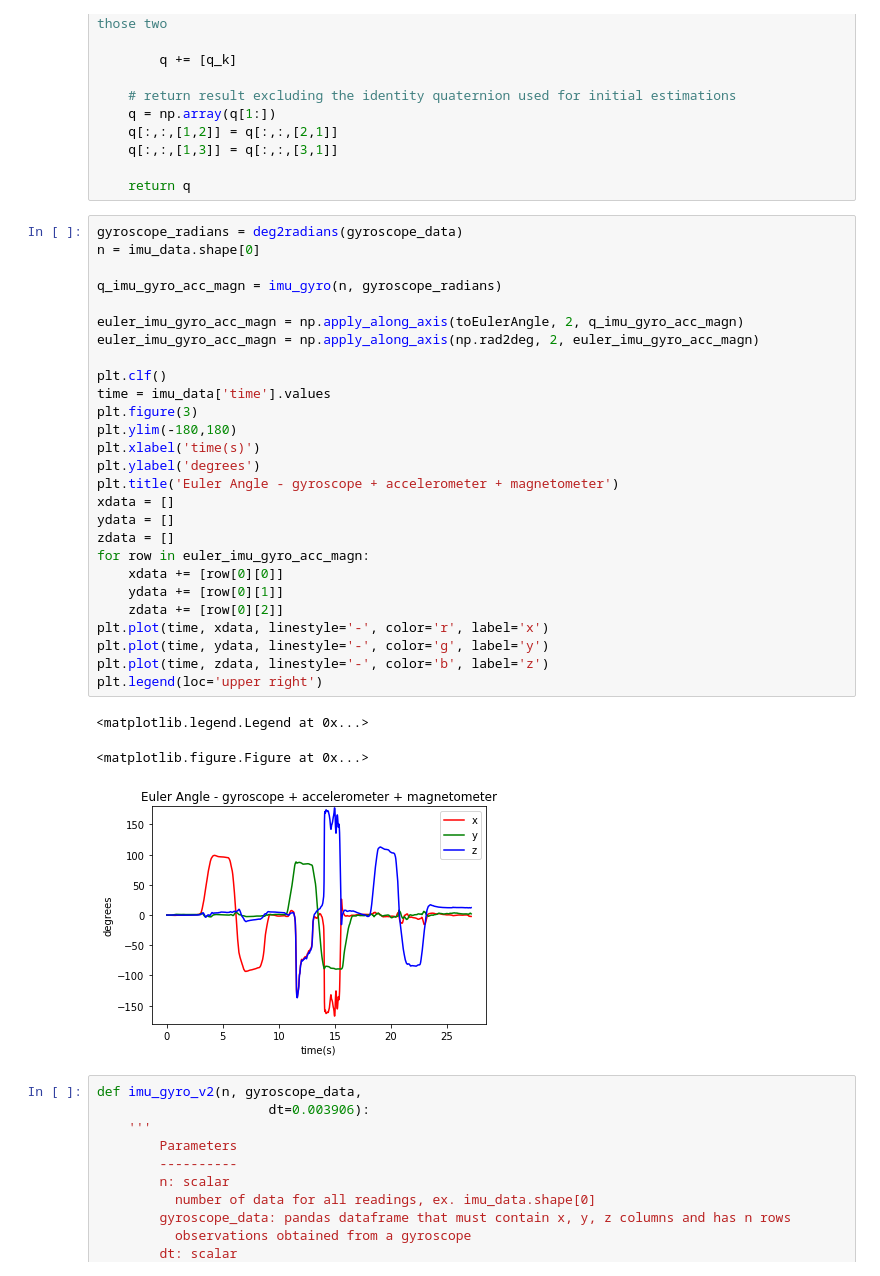
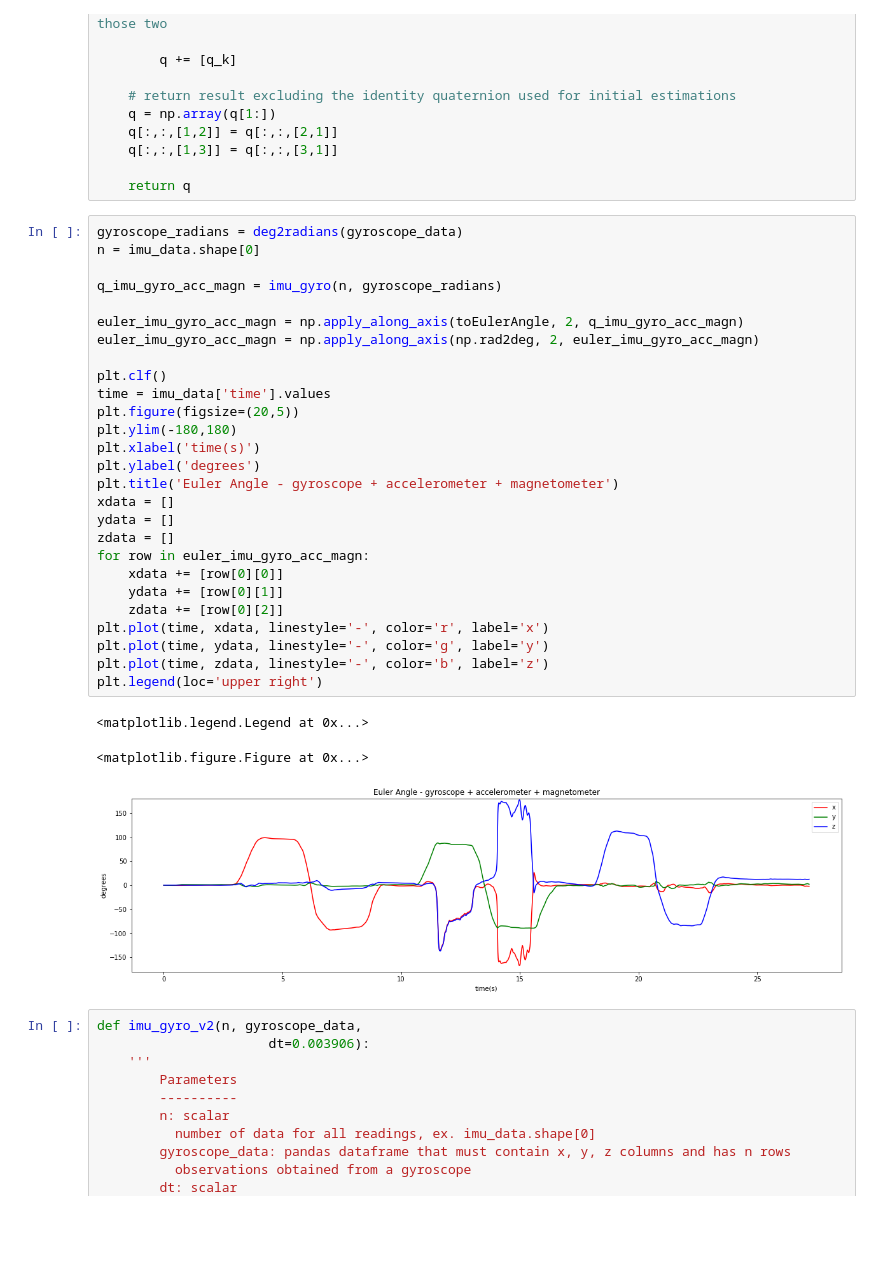
Before and after one commit to Fatema/imu, a Jupyter notebook: imu-prototype.ipynb, the cells around one changed output. Saved outputs shown, nothing was run; the diff lists cells and outputs as text; blank space fills up the shorter version.

Commit message:
saved figures of outputs

```diff
--- a/imu-prototype.ipynb
+++ b/imu-prototype.ipynb
@@ -312,34 +312,34 @@ def imu_gyro(n, gyroscope_data,
 # %%
 gyroscope_radians = deg2radians(gyroscope_data)
 n = imu_data.shape[0]
 
 q_imu_gyro_acc_magn = imu_gyro(n, gyroscope_radians)
 
 euler_imu_gyro_acc_magn = np.apply_along_axis(toEulerAngle, 2, q_imu_gyro_acc_magn)
 euler_imu_gyro_acc_magn = np.apply_along_axis(np.rad2deg, 2, euler_imu_gyro_acc_magn)
 
 plt.clf()
 time = imu_data['time'].values
-plt.figure(3)
+plt.figure(figsize=(20,5))
 plt.ylim(-180,180)
 plt.xlabel('time(s)')
 plt.ylabel('degrees')
 plt.title('Euler Angle - gyroscope + accelerometer + magnetometer')
 xdata = []
 ydata = []
 zdata = []
 for row in euler_imu_gyro_acc_magn:
     xdata += [row[0][0]]
     ydata += [row[0][1]]
     zdata += [row[0][2]]
 plt.plot(time, xdata, linestyle='-', color='r', label='x')
 plt.plot(time, ydata, linestyle='-', color='g', label='y')
 plt.plot(time, zdata, linestyle='-', color='b', label='z')
 plt.legend(loc='upper right')
 # %% [output]
 <matplotlib.legend.Legend at 0x...>
 <matplotlib.figure.Figure at 0x...>
-[figure, old version]
+[figure, new version]
 # %%
 def imu_gyro_v2(n, gyroscope_data,
                       dt=0.003906):
```
Also changed, not shown: parts of 10 cells of this notebook, 5 other files.
